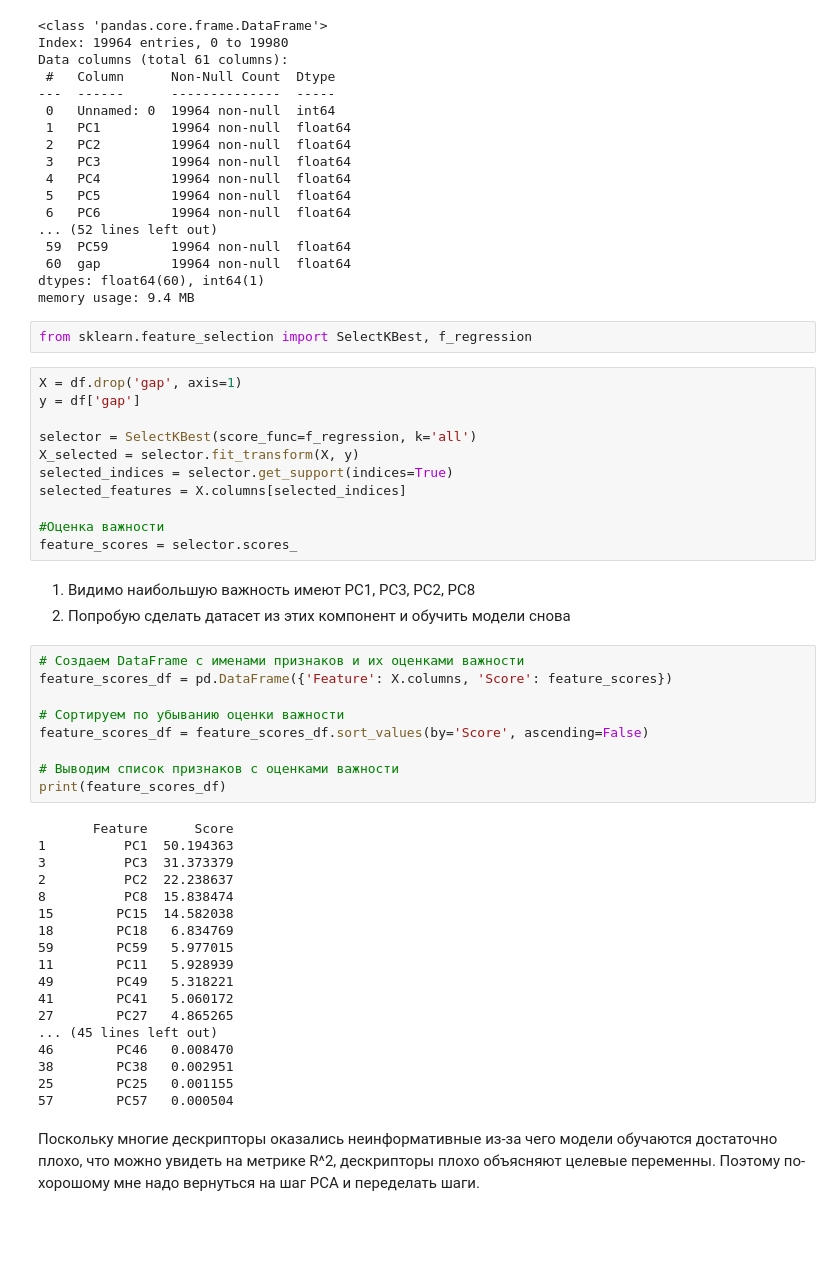
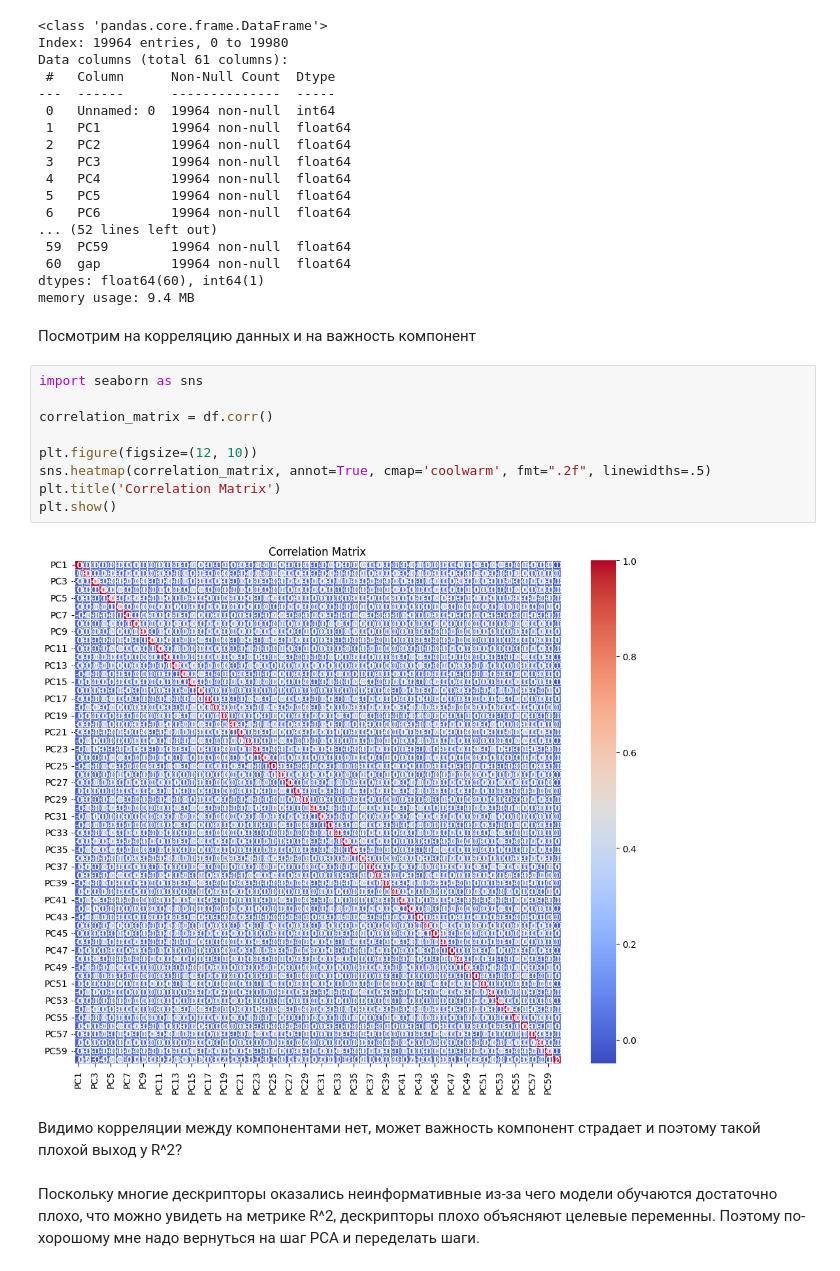
Before and after one commit to kwillon/Hw_Algorithms_, a Jupyter notebook: hometask/hometask6.ipynb, the cells around one changed output. Drawn from its saved outputs; the diff is of its cells as text; blank space fills up the shorter version.

```diff
--- a/hometask/hometask6.ipynb
+++ b/hometask/hometask6.ipynb
@@ -305,48 +338,20 @@ Data columns (total 61 columns):
  60  gap         19964 non-null  float64
 dtypes: float64(60), int64(1)
 memory usage: 9.4 MB
-# %%
-from sklearn.feature_selection import SelectKBest, f_regression
-# %%
-X = df.drop('gap', axis=1)
-y = df['gap']
-
-selector = SelectKBest(score_func=f_regression, k='all')
-X_selected = selector.fit_transform(X, y)
-selected_indices = selector.get_support(indices=True)
-selected_features = X.columns[selected_indices]
-
-#Оценка важности
-feature_scores = selector.scores_
-# %% [markdown]
-1. Видимо наибольшую важность имеют PC1, PC3, PC2, PC8
-2. Попробую сделать датасет из этих компонент и обучить модели снова
-# %%
-# Создаем DataFrame с именами признаков и их оценками важности
-feature_scores_df = pd.DataFrame({'Feature': X.columns, 'Score': feature_scores})
-
-# Сортируем по убыванию оценки важности
-feature_scores_df = feature_scores_df.sort_values(by='Score', ascending=False)
-
-# Выводим список признаков с оценками важности
-print(feature_scores_df)
-# %% [output]
-       Feature      Score
-1          PC1  50.194363
-3          PC3  31.373379
-2          PC2  22.238637
-8          PC8  15.838474
-15        PC15  14.582038
-18        PC18   6.834769
-59        PC59   5.977015
-11        PC11   5.928939
-49        PC49   5.318221
-41        PC41   5.060172
-27        PC27   4.865265
-... (45 lines left out)
-46        PC46   0.008470
-38        PC38   0.002951
-25        PC25   0.001155
-57        PC57   0.000504
+# %% [markdown]
+Посмотрим на корреляцию данных и на важность компонент
+# %%
+import seaborn as sns
+
+correlation_matrix = df.corr()
+
+plt.figure(figsize=(12, 10))
+sns.heatmap(correlation_matrix, annot=True, cmap='coolwarm', fmt=".2f", linewidths=.5)
+plt.title('Correlation Matrix')
+plt.show()
+# %% [output]
+[figure, added]
+# %% [markdown]
+Видимо корреляции между компонентами нет, может важность компонент страдает и поэтому такой плохой выход у R^2?
 # %% [markdown]
 Поскольку многие дескрипторы оказались неинформативные из-за чего модели обучаются достаточно плохо, что можно увидеть на метрике R^2, дескрипторы плохо объясняют целевые переменны. Поэтому по-хорошому мне надо вернуться на шаг PCA и переделать шаги.
```
Also changed, not shown: parts of 13 cells of this notebook.
